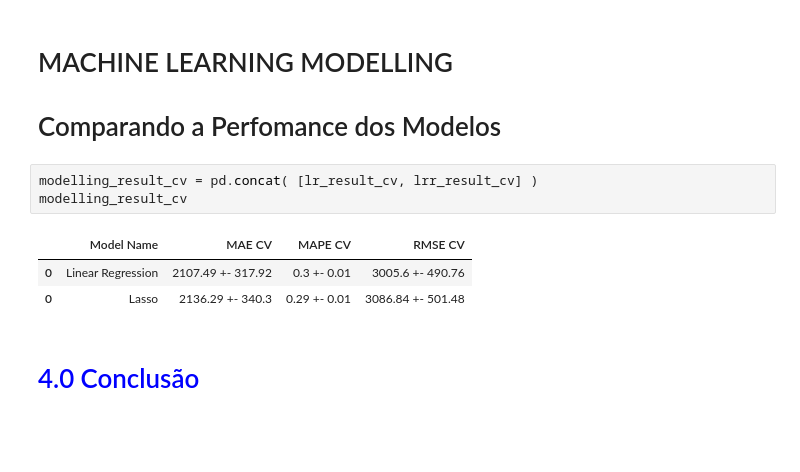
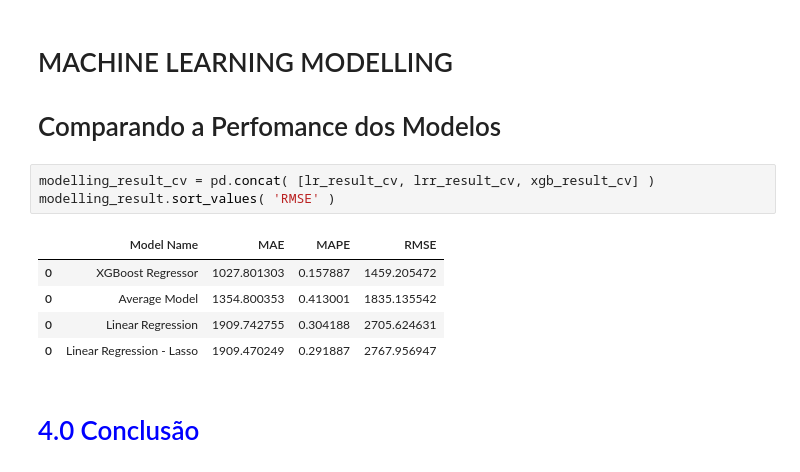
Before and after one commit to marcusbraggion/forecasting_sales, a Jupyter notebook: notebooks/forecasting_sales_ppt.ipynb, the cells around one changed output. Drawn from its saved outputs; the diff is of its cells as text; blank space fills up the shorter version.

```diff
--- a/notebooks/forecasting_sales_ppt.ipynb
+++ b/notebooks/forecasting_sales_ppt.ipynb
@@ -356,12 +343,14 @@ sns.heatmap( d, annot=True )
 
 # Comparando a Perfomance dos Modelos
 # %%
-modelling_result_cv = pd.concat( [lr_result_cv, lrr_result_cv] )
-modelling_result_cv
+modelling_result_cv = pd.concat( [lr_result_cv, lrr_result_cv, xgb_result_cv] )
+modelling_result.sort_values( 'RMSE' )
 # %% [output]
-|  | Model Name | MAE CV | MAPE CV | RMSE CV |
-| 0 | Linear Regression | 2107.49 +- 317.92 | 0.3 +- 0.01 | 3005.6 +- 490.76 |
-| 0 | Lasso | 2136.29 +- 340.3 | 0.29 +- 0.01 | 3086.84 +- 501.48 |
+|  | Model Name | MAE | MAPE | RMSE |
+| 0 | XGBoost Regressor | 1027.801303 | 0.157887 | 1459.205472 |
+| 0 | Average Model | 1354.800353 | 0.413001 | 1835.135542 |
+| 0 | Linear Regression | 1909.742755 | 0.304188 | 2705.624631 |
+| 0 | Linear Regression - Lasso | 1909.470249 | 0.291887 | 2767.956947 |
 # %% [markdown]
 # <font color='blue'> 4.0 Conclusão </font>
 # %% [markdown]
```
Also changed, not shown: parts of 6 cells of this notebook, 1 other file.
